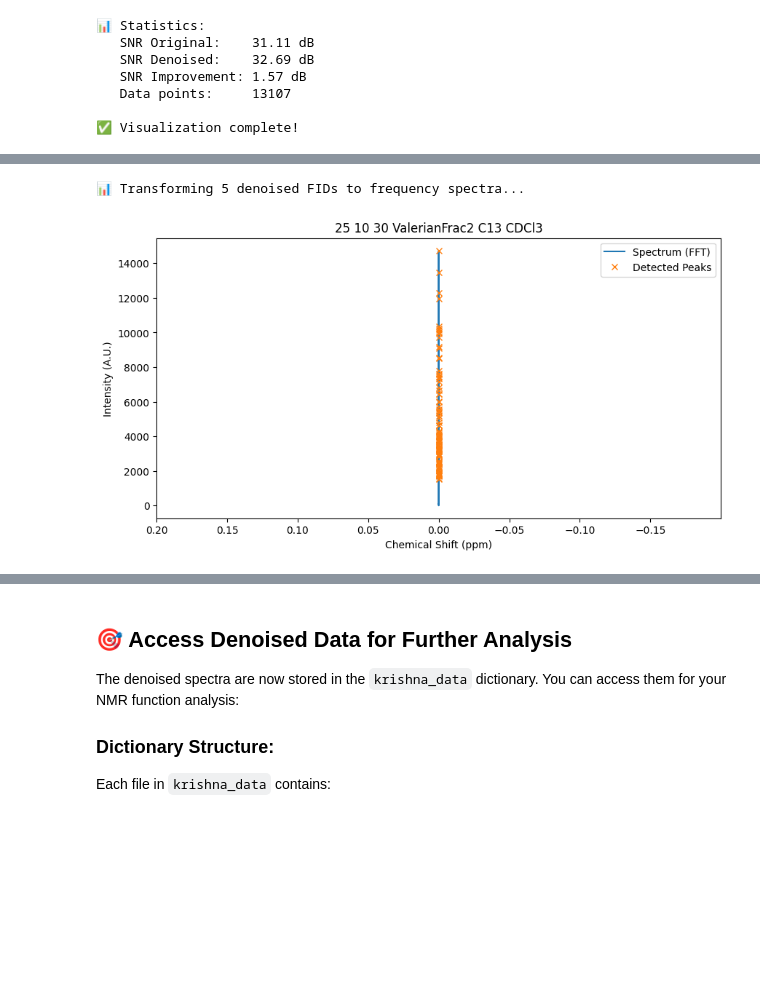
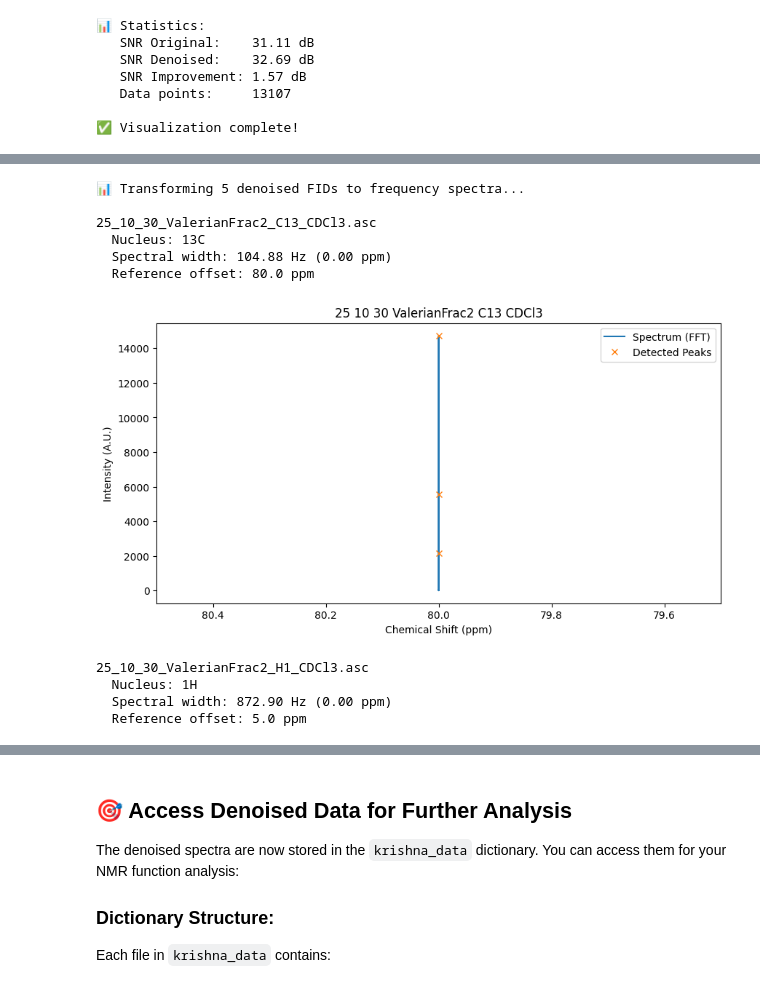
Before and after one commit to Quintinlf/NMR-Project, a Jupyter notebook: peak_assignment.ipynb, the cells around one changed output, grey strips where cells are left out. Saved outputs shown, nothing was run; the diff lists cells and outputs as text; code cells hidden in the pictures; blank space fills up the shorter version.

```diff
--- a/peak_assignment.ipynb
+++ b/peak_assignment.ipynb
@@ -435,12 +591,25 @@ from scipy.signal import find_peaks
 import matplotlib.pyplot as plt
 import numpy as np
 
-# Spectrometer frequency for ppm conversion
+# Spectrometer frequency for ppm conversion (1H frequency)
 SPECTROMETER_FREQ_MHZ = 399.78219838
+
+# Auto-detect nucleus from filename and set appropriate reference
+def get_nucleus_params(filename):
+    """Determine nucleus type and reference ppm from filename"""
+    if 'C13' in filename or '_C_' in filename:
+        # 13C NMR - typical carrier at ~77 ppm (CDCl3 reference)
+        return '13C', 100.53, 80.0  # nucleus, freq_mhz, ref_ppm
+    else:
+        # 1H NMR - typical carrier at ~4-5 ppm (middle of spectrum)
+        return '1H', 399.78219838, 5.0  # nucleus, freq_mhz, ref_ppm
 
 print(f"📊 Transforming {len(krishna_data)} denoised FIDs to frequency spectra...")
 
 for filename, fid_dict in krishna_data.items():
+    # Detect nucleus and get parameters
+    nucleus, spec_freq_mhz, ref_offset_ppm = get_nucleus_params(filename)
+
     # Get denoised FID data
     denoised_real = fid_dict['denoised'][0]
     denoised_imag = fid_dict['denoised'][1]
@@ -448,71 +617,82 @@ for filename, fid_dict in krishna_data.items():
     # Create complex FID
     fid_complex = denoised_real + 1j * denoised_imag
 
-    # Apply FFT
-    spectrum = fft(fid_complex)
+    # Apply FFT and shift to center zero frequency
+    spectrum = fftshift(fft(fid_complex))
 
-    # Calculate frequency axis (Hz)
-    dt = fid_dict['time'][1] - fid_dict['time'][0]  # Time step
-    frequencies = fftfreq(len(fid_complex), d=dt)
+    # Calculate frequency axis (Hz) - centered at 0
+    dt = abs(fid_dict['time'][1] - fid_dict['time'][0])  # Time step (absolute value)
+    n_points = len(fid_complex)
+    frequencies = fftshift(fftfreq(n_points, d=dt))
+
+    # Convert frequencies to ppm relative to the carrier frequency
+    # Add reference offset to center the spectrum properly
+    ppm_axis = (frequencies / (spec_freq_mhz * 1e6)) + ref_offset_ppm
     magnitude = np.abs(spectrum)
 
-    # Extract POSITIVE frequencies only (NMR convention)
-    positive_mask = frequencies >= 0
-    positive_frequencies = frequencies[positive_mask]
-    positive_magnitude = magnitude[positive_mask]
-
-    # Convert positive frequencies to ppm and apply fftshift for proper centering
-    ppm_axis = fftshift(positive_frequencies) / (SPECTROMETER_FREQ_MHZ * 1e6)
-    magnitude_shifted = fftshift(positive_magnitude)
+    print(f"\n{filename}")
+    print(f"  Nucleus: {nucleus}")
+    print(f"  Spectral width: {1/dt:.2f} Hz ({(1/dt)/(spec_freq_mhz*1e6):.2f} ppm)")
+    print(f"  Reference offset: {ref_offset_ppm} ppm")
 
     # Parameters for peak detection (matching reference notebook)
-    ppm_range = 12  # Spectra typically goes from 0 to 12 ppm
-    n_points = len(positive_magnitude)
+    ppm_range = 12  # Spectra typically goes from -6 to +6 ppm around carrier
+    n_points_spectrum = len(magnitude)
 
     # Calculate resolution (Hz per point and ppm per point)
-    hz_per_point = (ppm_range * SPECTROMETER_FREQ_MHZ) / n_points
-    ppm_per_point = ppm_range / n_points
+    spectral_width_hz = 1 / dt  # Nyquist sampling: SW = 1/dt
+    hz_per_point = spectral_width_hz / n_points_spectrum
+    ppm_per_point = (spectral_width_hz / (SPECTROMETER_FREQ_MHZ * 1e6))
 
     # Choose min distance in Hz (7 Hz typical for J-coupling separation)
     min_distance_hz = 7
     min_distance_pts = int(min_distance_hz / hz_per_point)
 
     # Set thresholds for peak detection
-    height_threshold = 0.1 * max(magnitude_shifted)  # 10% of max intensity
-    min_prominence = 0.05 * max(magnitude_shifted)   # 5% of max intensity
+    height_threshold = 0.1 * max(magnitude)  # 10% of max intensity
+    min_prominence = 0.05 * max(magnitude)   # 5% of max intensity
 
     # Find peaks to determine zoom range
     peaks, properties = find_peaks(
-        magnitude_shifted,
+        magnitude,
         height=height_threshold,
         distance=min_distance_pts,
         prominence=min_prominence
     )
 
     # Auto-zoom based on detected peaks (like reference)
     if len(peaks) > 0:
         peak_ppms = ppm_axis[peaks]
-        x_min = peak_ppms.min() - 0.2  # Add buffer
-        x_max = peak_ppms.max() + 0.2
+        x_min = peak_ppms.min() - 0.5  # Add buffer
+        x_max = peak_ppms.max() + 0.5
     else:
         # If no peaks, show full range
-        x_min = 0
-        x_max = 12
+        x_min = ppm_axis.min()
+        x_max = ppm_axis.max()
 
     # Plot with reference style
     plt.figure(figsize=(10, 5))
-    plt.plot(ppm_axis, magnitude_shifted, label="Spectrum (FFT)")
+    plt.plot(ppm_axis, magnitude, label="Spectrum (FFT)")
     if len(peaks) > 0:
-        plt.plot(ppm_axis[peaks], magnitude_shifted[peaks], "x", label="Detected Peaks")
+        plt.plot(ppm_axis[peaks], magnitude[peaks], "x", label="Detected Peaks")
     plt.gca().invert_xaxis()  # NMR convention: high ppm on left
     plt.title(filename.replace('.asc', '').replace('_', ' '))
     plt.xlabel('Chemical Shift (ppm)')
     plt.ylabel('Intensity (A.U.)')
     plt.xlim(x_max, x_min)  # Zoom to detected signal region
     plt.legend()
     plt.show()
 
 print(f"✅ Transformed all {len(krishna_data)} spectra")
 # %% [output]
 📊 Transforming 5 denoised FIDs to frequency spectra...
+
+25_10_30_ValerianFrac2_C13_CDCl3.asc
+  Nucleus: 13C
+  Spectral width: 104.88 Hz (0.00 ppm)
+  Reference offset: 80.0 ppm
-[figure, old version]
+[figure, new version]
+25_10_30_ValerianFrac2_H1_CDCl3.asc
+  Nucleus: 1H
+  Spectral width: 872.90 Hz (0.00 ppm)
+  Reference offset: 5.0 ppm
```
Also changed, not shown: parts of 5 cells of this notebook.
